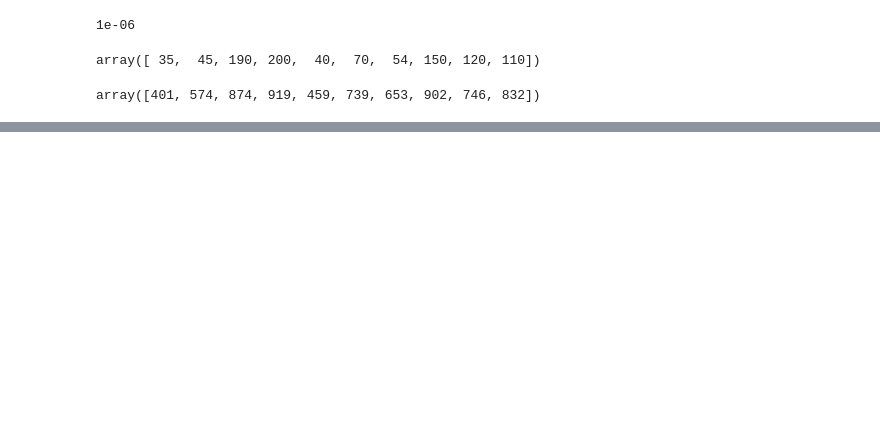
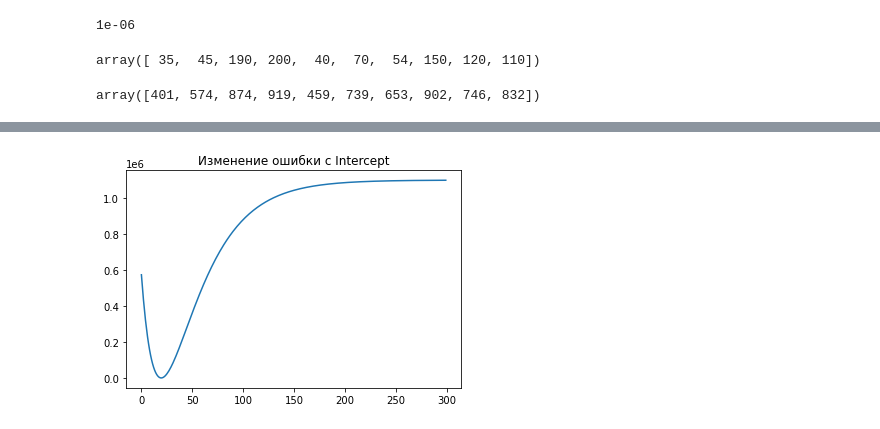
Before and after one commit to LenaChuh/matstat, a Jupyter notebook: lesson7.ipynb, the cells around one changed output, grey strips where cells are left out. Cells and saved outputs as stored; diff of their text form; code cells hidden in the pictures; blank space fills up the shorter version.

```diff
--- a/lesson7.ipynb
+++ b/lesson7.ipynb
@@ -139,0 +161,16 @@ B1=1.5113380127259965
+# %%
+def mse_inter(B1, y=Y, X=X, n=10):
+    return np.sum((B1*X+444.18-y))**2/n
+# %%
+B1_inter_plot=[]
+mse_inter_plot=[]
+i_inter_plot=[]
+
+
+for i in range(1000):
+    B1 -= alpha*(2/n)*np.sum((B1*zp-ks)*zp)
+    B1_inter_plot.append(B1)
+    mse_inter_plot.append(mse_inter(B1))
+    i_inter_plot.append(i)
+    if i % 10 == 0:
+        print('B1={B1},mse={mse}'.format(i=i,B1=B1,mse=mse_inter(B1)))
@@ -139,0 +215,7 @@ B1=1.5113380127259965
+# %%
+
+plt.plot(i_inter_plot[:300], mse_inter_plot[:300])
+plt.title('Изменение ошибки с Intercept')
+plt.show()
+# %% [output]
+[figure, added]
```
Also changed, not shown: parts of 12 cells of this notebook.
